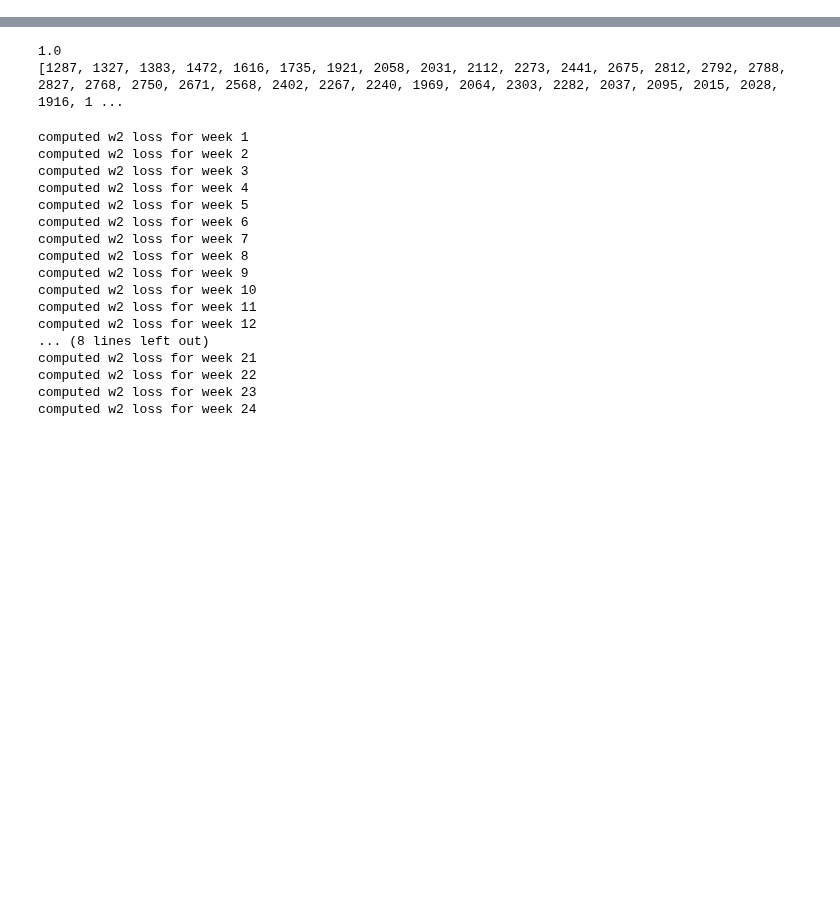
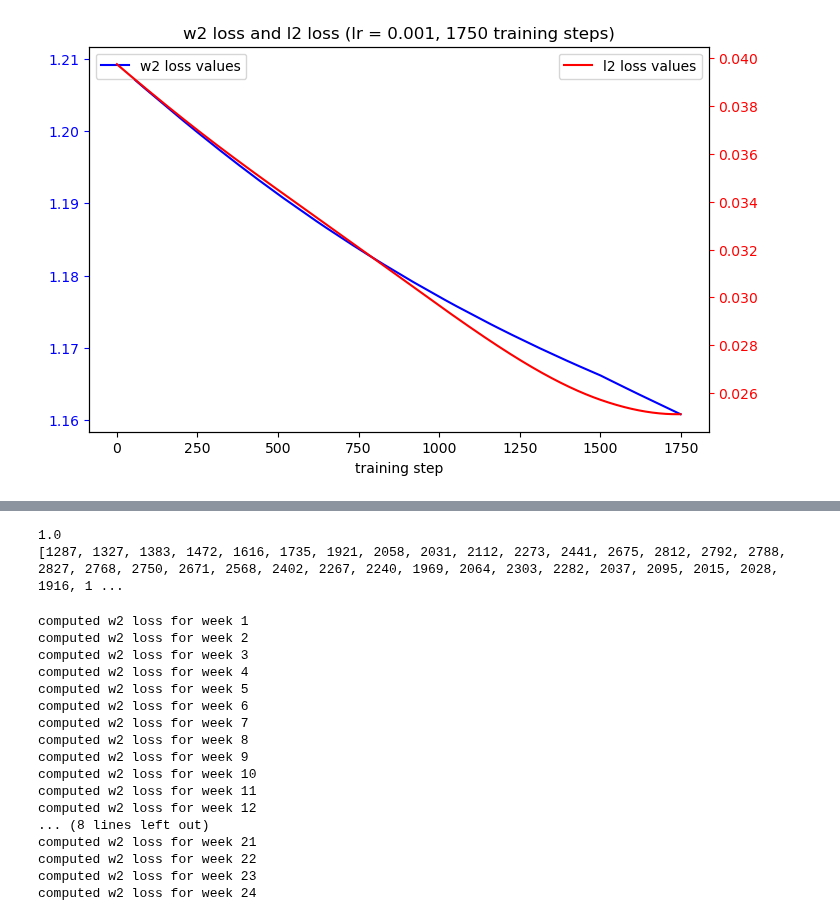
Before and after one commit to jacobe90/birdflow-bilevel, a Jupyter notebook: src/model-testing.ipynb, the cells around one changed output, grey strips where cells are left out. Cells and saved outputs as stored; diff of their text form; code cells hidden in the pictures; blank space fills up the shorter version.

```diff
--- a/src/model-testing.ipynb
+++ b/src/model-testing.ipynb
@@ -18,0 +35,21 @@ import jax
+# %%
+hdf_src = 'birdflow/birdflow-bilevel/ebird-data-loading/amewoo_2021_39km.hdf5'
+
+with h5py.File(hdf_src, 'r') as file:
+    true_densities = np.asarray(file['distr']).T
+
+    weeks = true_densities.shape[0]
+    total_cells = true_densities.shape[1]
+
+    dist_pow = 0.1
+    distance_vector = np.asarray(file['distances'])**dist_pow
+    distance_vector *= 1 / (100**dist_pow) # normalize the distance vector
+    ncol, nrow, dynamic_masks, big_mask = get_plot_parameters(hdf_src)
+
+    dtuple = Datatuple(weeks, ncol, nrow, total_cells, distance_vector, dynamic_masks, big_mask)
+    distance_matrices, distance_matrices_for_week, masked_densities = mask_input(true_densities, dtuple)
+# %%
+eps_defaults = []
+for i, distance_matrix in enumerate(distance_matrices_for_week):
+    geom = Geometry(cost_matrix=distance_matrix, epsilon=None)
+    eps_defaults.append(geom.epsilon)
@@ -18,0 +233,25 @@ import jax
+# %%
+# Create figure and first y-axis (left)
+fig, ax_left = plt.subplots(figsize=(8, 5))
+ax_left.plot(list(range(n_steps)), w2_loss_vals, 'b', label='w2 loss values')
+#ax_left.set_ylabel("w2 loss value", color='b')
+ax_left.tick_params(axis='y', colors='b')
+
+# Create second y-axis (right)
+ax_right = ax_left.twinx()  # Mirror y-axis on the right
+ax_right.plot(list(range(n_steps)), l2_loss_vals, 'r', label='l2 loss values')  # Red dashed line for cos(x)
+#ax_right.set_ylabel("l2 loss value", color='r')
+ax_right.tick_params(axis='y', colors='r')
+
+# Set labels and title
+ax_left.set_xlabel(f"training step")
+plt.title(f"w2 loss and l2 loss (lr = {lr}, {n_steps} training steps)")
+
+# Add legends
+ax_left.legend(loc="upper left")
+ax_right.legend(loc="upper right")
+
+# Show plot
+plt.show()
+# %% [output]
+[figure, added]
```
Also changed, not shown: parts of 8 cells of this notebook, 2 other files.
